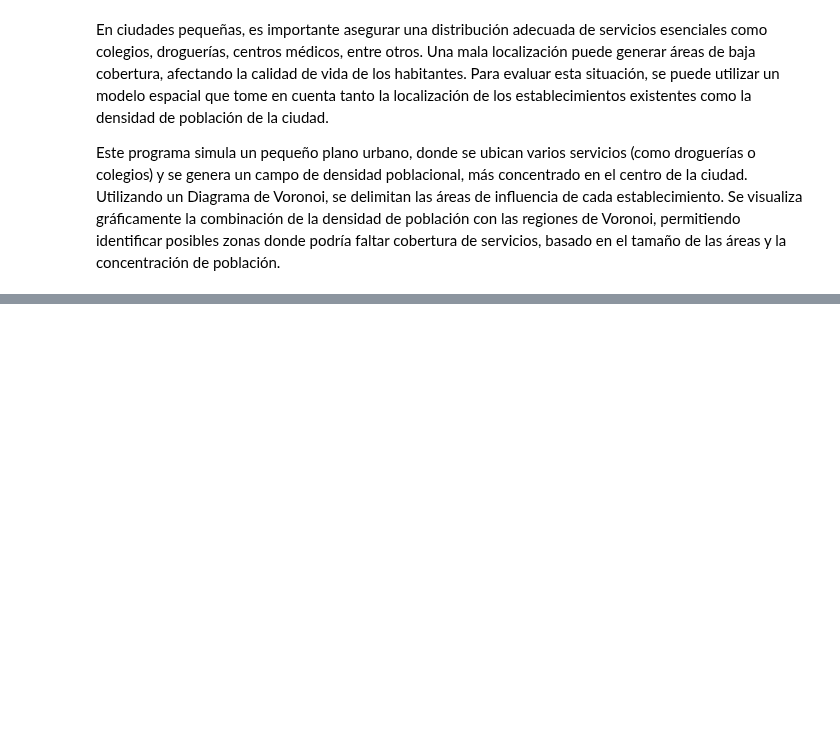
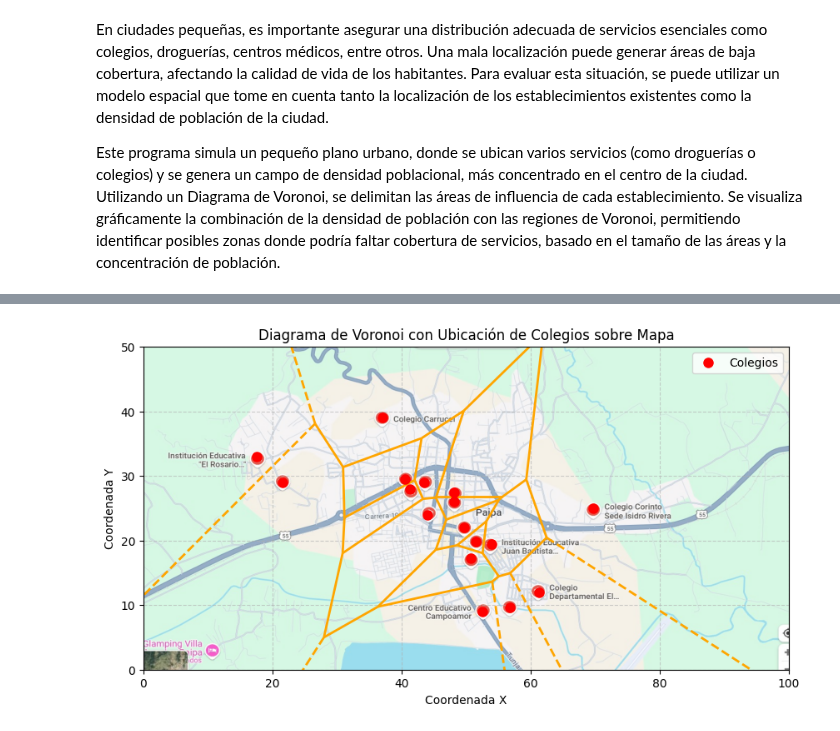
Before and after one commit to diegomel07/Inteligencia-Artificial-y-Mini-Robots, a Jupyter notebook: Trabajos/Cap2/voronoi_densidad_ciudad_pynb.ipynb, the cells around one changed output, grey strips where cells are left out. Saved outputs shown, nothing was run; the diff lists cells and outputs as text; code cells hidden in the pictures; blank space fills up the shorter version.

```diff
--- a/Trabajos/Cap2/voronoi_densidad_ciudad_pynb.ipynb
+++ b/Trabajos/Cap2/voronoi_densidad_ciudad_pynb.ipynb
@@ -44,0 +5,78 @@ plt.show()
+# %%
+import numpy as np
+import matplotlib.pyplot as plt
+from scipy.spatial import Voronoi, voronoi_plot_2d
+from matplotlib import cm
+
+# --- Configuración inicial ---
+city_size = (100, 50) # Define el tamaño de tu "ciudad" o área del mapa
+
+# Coordenadas de las "droguerías"
+locations = np.array([
+    [17.5, 33],
+    [21.5, 29],
+    [37, 39],
+    [40.5, 29.5],
+    [41.3,28],
+    [43.5, 29],
+    [44,24],
+    [48.2, 26],
+    [48.2, 27.5],
+    [49.7, 22],
+    [51.5,19.8],
+    [54,19.5],
+    [50.7,17.2],
+    [69.7, 25],
+    [61.3, 12],
+    [56.8, 9.6],
+    [52.5,9]
+])
+
+# --- Carga de la imagen del mapa ---
+# ¡IMPORTANTE! Reemplaza 'ruta/a/tu/mapa.png' con la ruta real de tu archivo de imagen.
+# Asegúrate de que la imagen sea relevante para tu 'city_size'.
+try:
+    map_image = plt.imread('/paipa.33.19 AM.jpeg')
+except FileNotFoundError:
+    print("Error: La imagen del mapa no se encontró. Asegúrate de que la ruta sea correcta.")
+    print("Continuando sin la imagen del mapa. Por favor, actualiza la ruta en el código.")
+    map_image = None # Establece map_image a None para que el código no falle
+
+# --- Cálculo de la densidad (opcional, si aún la necesitas) ---
+# Si tu mapa ya representa la densidad, puedes considerar remover esta parte.
+x = np.linspace(0, city_size[0], city_size[0])
+y = np.linspace(0, city_size[1], city_size[1])
+X, Y = np.meshgrid(x, y)
+density = np.exp(-((X - city_size[0]/2)**2 + (Y - city_size[1]/2)**2) / 800)
+
+# --- Creación del diagrama de Voronoi ---
+vor = Voronoi(locations)
+
+# --- Configuración del gráfico ---
+fig, ax = plt.subplots(figsize=(10,10)) # Aumentamos el tamaño para mejor visualización
+
+# 1. Mostrar la imagen del mapa (primera capa)
+if map_image is not None:
+    # 'extent' es crucial para posicionar la imagen correctamente.
+    # Debe coincidir con los límites de tu espacio (city_size).
+    ax.imshow(map_image, extent=(0, city_size[0], 0, city_size[1]), origin='upper', alpha=0.9)
+
+
+# 3. Dibujar el diagrama de Voronoi
+voronoi_plot_2d(vor, ax=ax, show_vertices=False, line_colors='orange', line_width=2, point_size=1)
+
+# 4. Dibujar los puntos de las droguerías
+ax.plot(locations[:,0], locations[:,1], 'ro', markersize=8, label='Colegios') # Aumentamos markersize
+
+# --- Ajustes finales del gráfico ---
+ax.set_xlim(0, city_size[0])
+ax.set_ylim(0, city_size[1])
+ax.set_title('Diagrama de Voronoi con Ubicación de Colegios sobre Mapa')
+ax.set_xlabel('Coordenada X')
+ax.set_ylabel('Coordenada Y')
+ax.legend()
+ax.set_aspect('equal', adjustable='box') # Mantiene la proporción de los ejes para que el mapa no se distorsione
+plt.grid(True, linestyle='--', alpha=0.6) # Añadir una cuadrícula para referencia
+plt.show()
+# %% [output]
+[figure, added]
```
Also changed, not shown: parts of 1 cell of this notebook.
